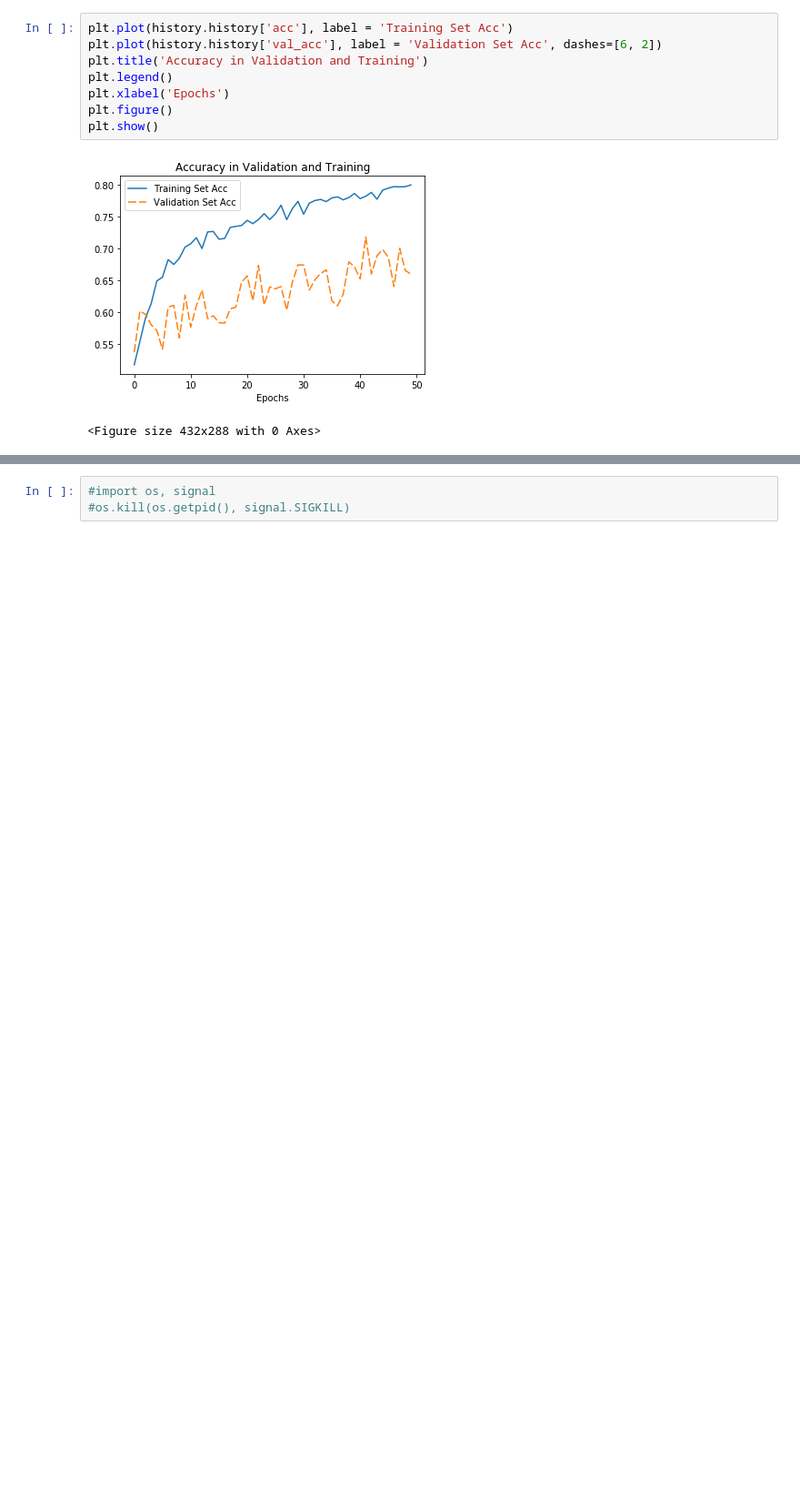
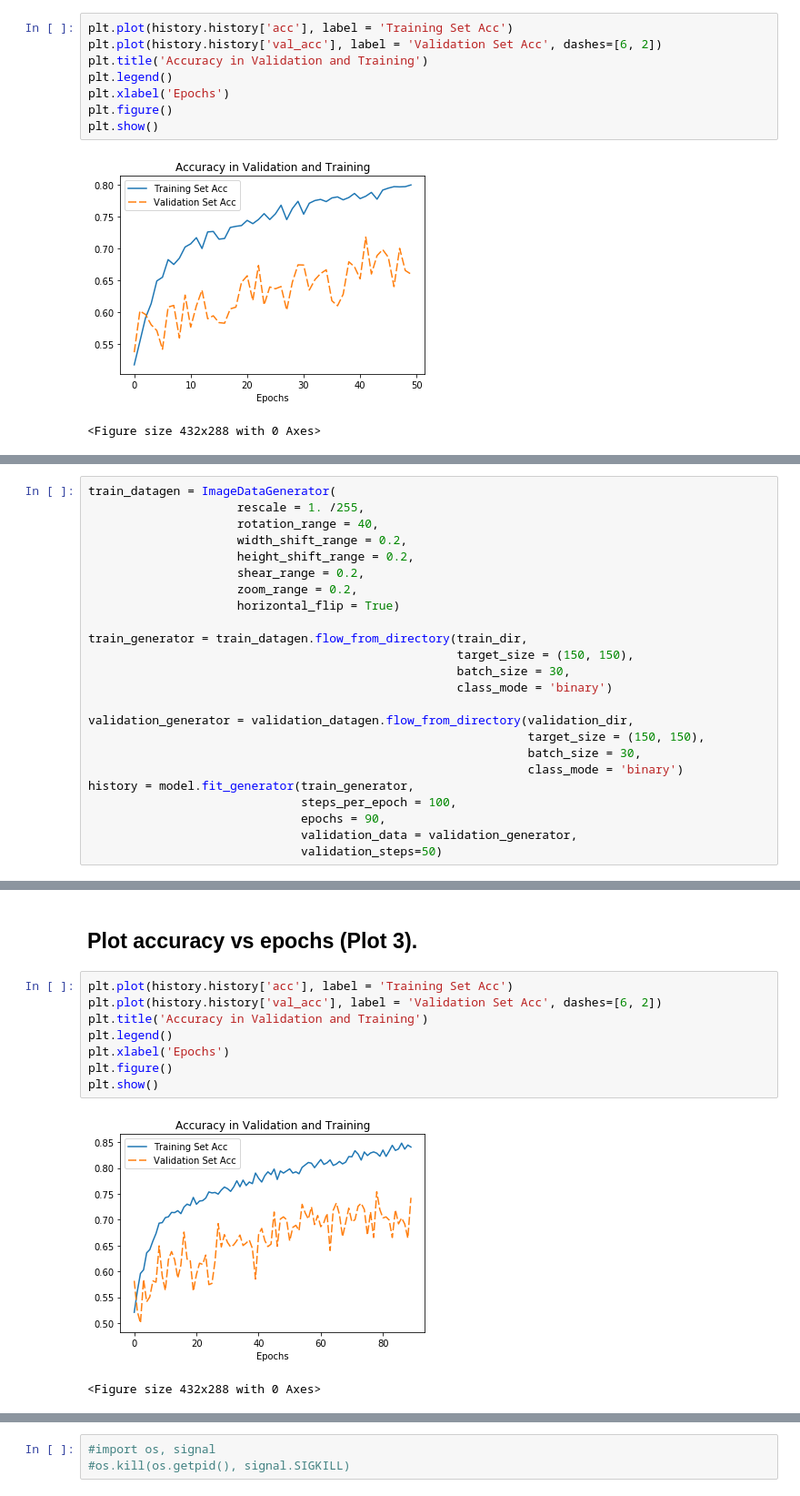
Before and after one commit to Manuelhrokr/MachineLearningI, a Jupyter notebook: clasificando_imagenes_MZL.ipynb, the cells around one changed output, grey strips where cells are left out. Shown: that part at 91% size. Cells and saved outputs as stored; diff of their text form; blank space fills up the shorter version.

```diff
--- a/clasificando_imagenes_MZL.ipynb
+++ b/clasificando_imagenes_MZL.ipynb
@@ -474,0 +513,24 @@ plt.show()
+# %%
+train_datagen = ImageDataGenerator(
+                     rescale = 1. /255,
+                     rotation_range = 40,
+                     width_shift_range = 0.2,
+                     height_shift_range = 0.2,
+                     shear_range = 0.2,
+                     zoom_range = 0.2,
+                     horizontal_flip = True)
+
+train_generator = train_datagen.flow_from_directory(train_dir,
+                                                    target_size = (150, 150),
+                                                    batch_size = 30,
+                                                    class_mode = 'binary')
+
+validation_generator = validation_datagen.flow_from_directory(validation_dir,
+                                                              target_size = (150, 150),
+                                                              batch_size = 30,
+                                                              class_mode = 'binary')
+history = model.fit_generator(train_generator,
+                              steps_per_epoch = 100,
+                              epochs = 90,
+                              validation_data = validation_generator,
+                              validation_steps=50)
@@ -474,0 +558,13 @@ plt.show()
+# %% [markdown]
+## Plot accuracy vs epochs (Plot 3).
+# %%
+plt.plot(history.history['acc'], label = 'Training Set Acc')
+plt.plot(history.history['val_acc'], label = 'Validation Set Acc', dashes=[6, 2])
+plt.title('Accuracy in Validation and Training')
+plt.legend()
+plt.xlabel('Epochs')
+plt.figure()
+plt.show()
+# %% [output]
+[figure, added]
+<Figure size 432x288 with 0 Axes>
```
Also changed, not shown: parts of 13 cells of this notebook.
